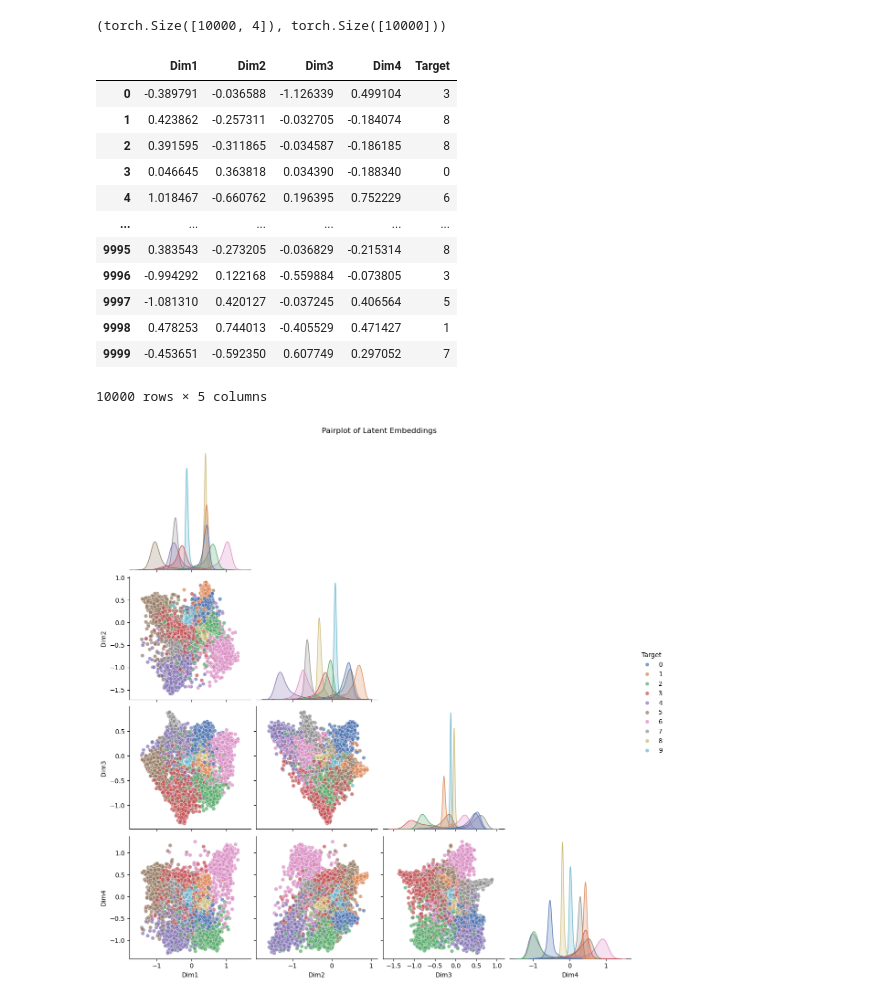
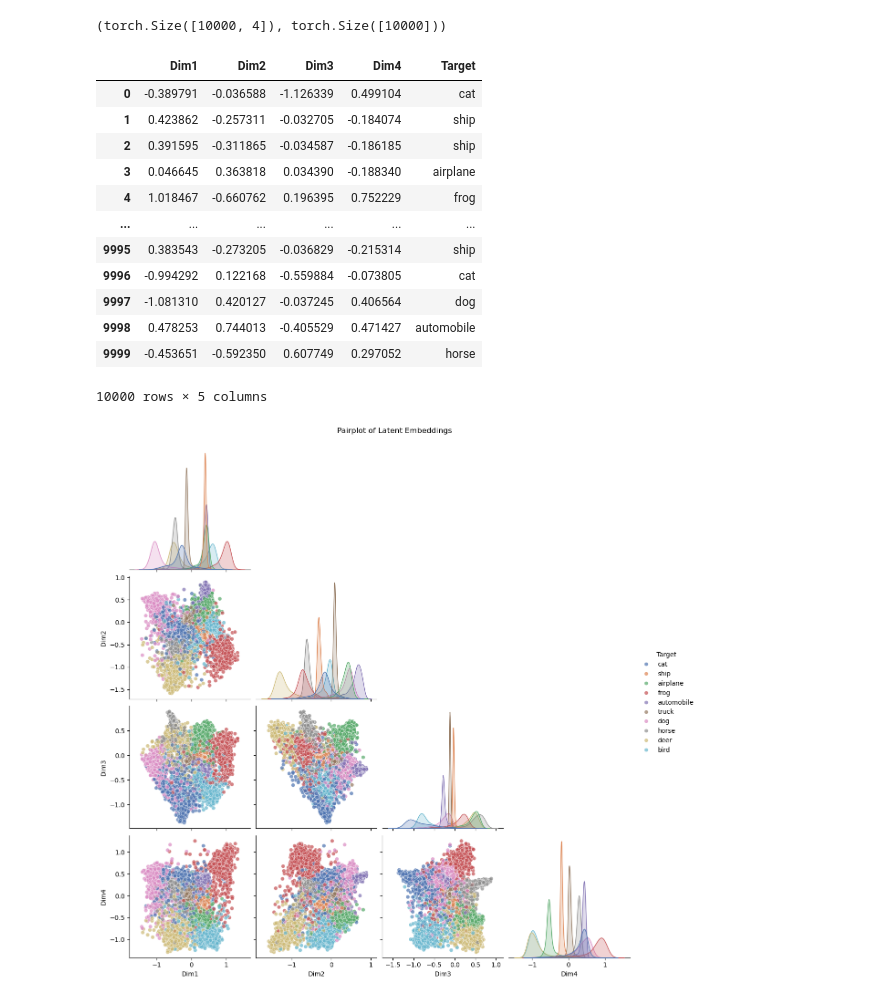
Before and after one commit to alirezamhm/Posterior-network-under-diffusion, a Jupyter notebook: Visualization.ipynb, the cells around one changed output. Saved outputs shown, nothing was run; the diff lists cells and outputs as text; code cells hidden in the pictures.

```diff
--- a/Visualization.ipynb
+++ b/Visualization.ipynb
@@ -44,28 +44,42 @@ targets = torch.cat(targets, dim=0)
 outputs.shape, targets.shape
 # %% [output]
 (torch.Size([10000, 4]), torch.Size([10000]))
+# %%
+class_names = {
+    0: 'airplane',
+    1: 'automobile',
+    2: 'bird',
+    3: 'cat',
+    4: 'deer',
+    5: 'dog',
+    6: 'frog',
+    7: 'horse',
+    8: 'ship',
+    9: 'truck'
+}
+targets_names = [class_names[int(label)] for label in targets]
 # %%
 df = pd.DataFrame(outputs, columns=['Dim1', 'Dim2', 'Dim3', 'Dim4'])
-df['Target'] = targets
+df['Target'] = targets_names
 df
 # %% [output]
 |  | Dim1 | Dim2 | Dim3 | Dim4 | Target |
-| 0 | -0.389791 | -0.036588 | -1.126339 | 0.499104 | 3 |
-| 1 | 0.423862 | -0.257311 | -0.032705 | -0.184074 | 8 |
-| 2 | 0.391595 | -0.311865 | -0.034587 | -0.186185 | 8 |
-| 3 | 0.046645 | 0.363818 | 0.034390 | -0.188340 | 0 |
-| 4 | 1.018467 | -0.660762 | 0.196395 | 0.752229 | 6 |
+| 0 | -0.389791 | -0.036588 | -1.126339 | 0.499104 | cat |
+| 1 | 0.423862 | -0.257311 | -0.032705 | -0.184074 | ship |
+| 2 | 0.391595 | -0.311865 | -0.034587 | -0.186185 | ship |
+| 3 | 0.046645 | 0.363818 | 0.034390 | -0.188340 | airplane |
+| 4 | 1.018467 | -0.660762 | 0.196395 | 0.752229 | frog |
 | ... | ... | ... | ... | ... | ... |
-| 9995 | 0.383543 | -0.273205 | -0.036829 | -0.215314 | 8 |
-| 9996 | -0.994292 | 0.122168 | -0.559884 | -0.073805 | 3 |
-| 9997 | -1.081310 | 0.420127 | -0.037245 | 0.406564 | 5 |
-| 9998 | 0.478253 | 0.744013 | -0.405529 | 0.471427 | 1 |
-| 9999 | -0.453651 | -0.592350 | 0.607749 | 0.297052 | 7 |
+| 9995 | 0.383543 | -0.273205 | -0.036829 | -0.215314 | ship |
+| 9996 | -0.994292 | 0.122168 | -0.559884 | -0.073805 | cat |
+| 9997 | -1.081310 | 0.420127 | -0.037245 | 0.406564 | dog |
+| 9998 | 0.478253 | 0.744013 | -0.405529 | 0.471427 | automobile |
+| 9999 | -0.453651 | -0.592350 | 0.607749 | 0.297052 | horse |
 10000 rows × 5 columns
 # %%
 pairplot = sns.pairplot(df, hue='Target', palette='deep', diag_kind='kde', plot_kws={'alpha': 0.7}, corner=True, height=3, aspect=1)
 pairplot.fig.suptitle('Pairplot of Latent Embeddings', y=1.02)
-pairplot.savefig("images/pairplot_output.svg", format='svg')
+pairplot.savefig("images/pairplot_latent.svg", format='svg')
 plt.show()
 # %% [output]
-[figure, old version]
+[figure, new version]
```
Also changed, not shown: parts of 5 cells of this notebook, 3 other files.
